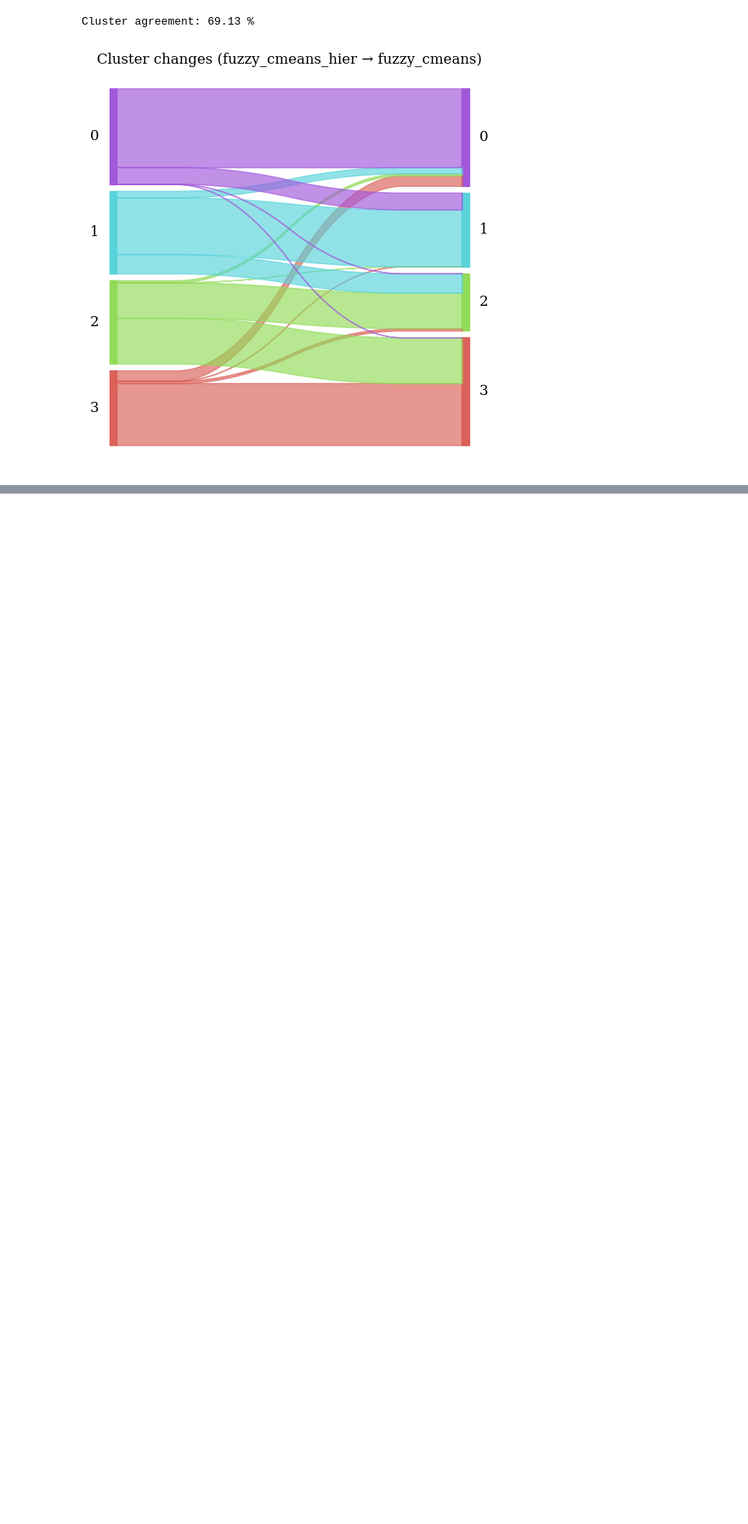
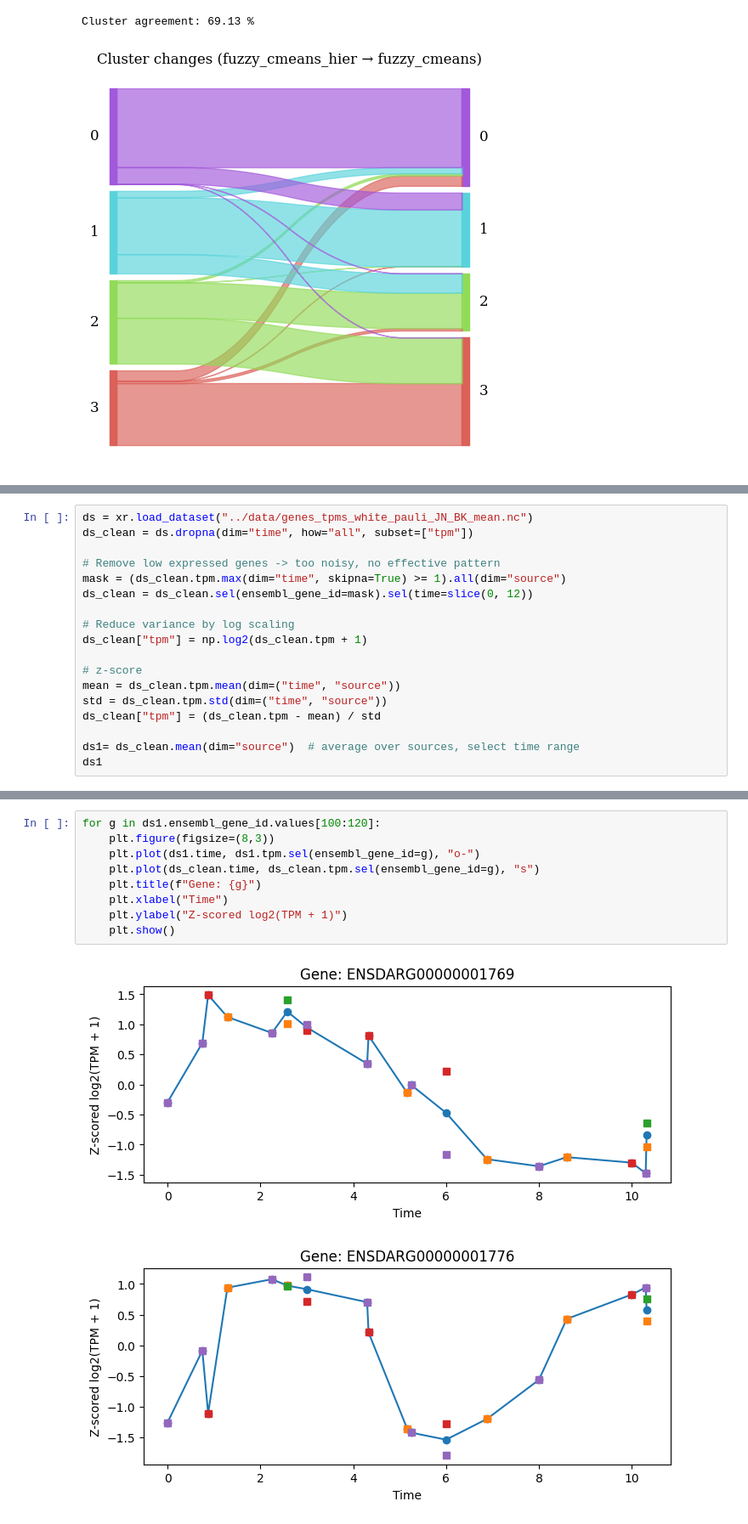
Before and after one commit to mariegrho/Expression_baseline_models, a Jupyter notebook: clustering/compare_results.ipynb, the cells around one changed output, grey strips where cells are left out. Shown at 85% size. Saved outputs shown, nothing was run; the diff lists cells and outputs as text; blank space fills up the shorter version.

```diff
--- a/clustering/compare_results.ipynb
+++ b/clustering/compare_results.ipynb
@@ -467,0 +378,18 @@ Cluster agreement: 69.13 %
+# %%
+ds = xr.load_dataset("../data/genes_tpms_white_pauli_JN_BK_mean.nc")
+ds_clean = ds.dropna(dim="time", how="all", subset=["tpm"])
+
+# Remove low expressed genes -> too noisy, no effective pattern
+mask = (ds_clean.tpm.max(dim="time", skipna=True) >= 1).all(dim="source")
+ds_clean = ds_clean.sel(ensembl_gene_id=mask).sel(time=slice(0, 12))
+
+# Reduce variance by log scaling
+ds_clean["tpm"] = np.log2(ds_clean.tpm + 1)
+
+# z-score
+mean = ds_clean.tpm.mean(dim=("time", "source"))
+std = ds_clean.tpm.std(dim=("time", "source"))
+ds_clean["tpm"] = (ds_clean.tpm - mean) / std
+
+ds1= ds_clean.mean(dim="source")  # average over sources, select time range
+ds1
@@ -467,0 +404,12 @@ Cluster agreement: 69.13 %
+# %%
+for g in ds1.ensembl_gene_id.values[100:120]:
+    plt.figure(figsize=(8,3))
+    plt.plot(ds1.time, ds1.tpm.sel(ensembl_gene_id=g), "o-")
+    plt.plot(ds_clean.time, ds_clean.tpm.sel(ensembl_gene_id=g), "s")
+    plt.title(f"Gene: {g}")
+    plt.xlabel("Time")
+    plt.ylabel("Z-scored log2(TPM + 1)")
+    plt.show()
+# %% [output]
+[figure, added]
+[figure, added]
```
Also changed, not shown: parts of 8 cells of this notebook, 12 other files.
